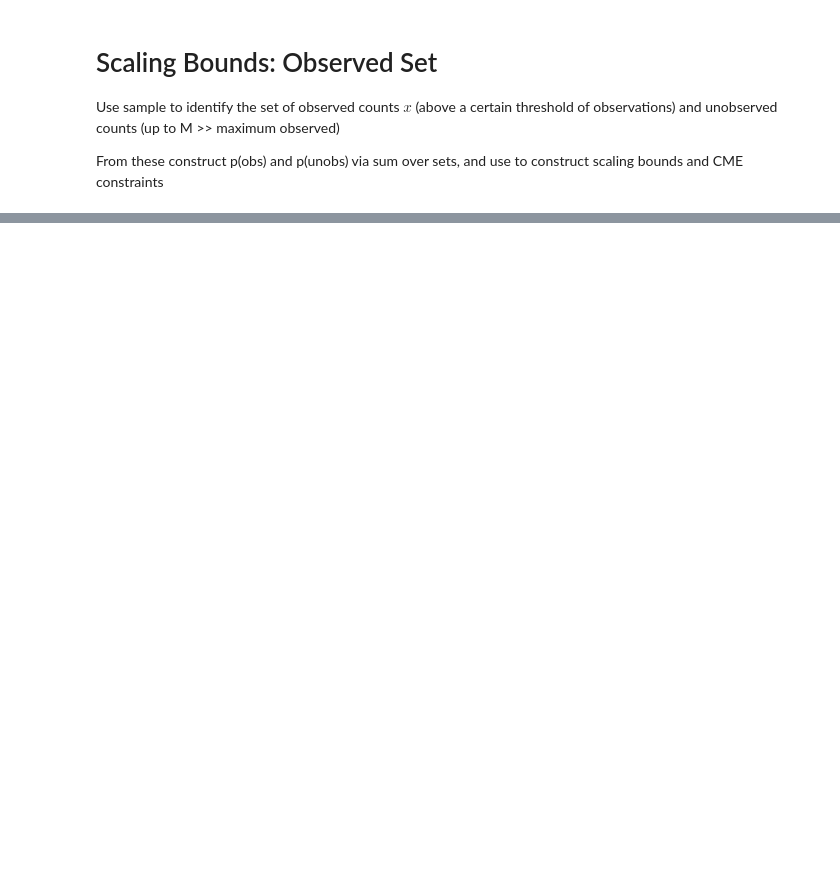
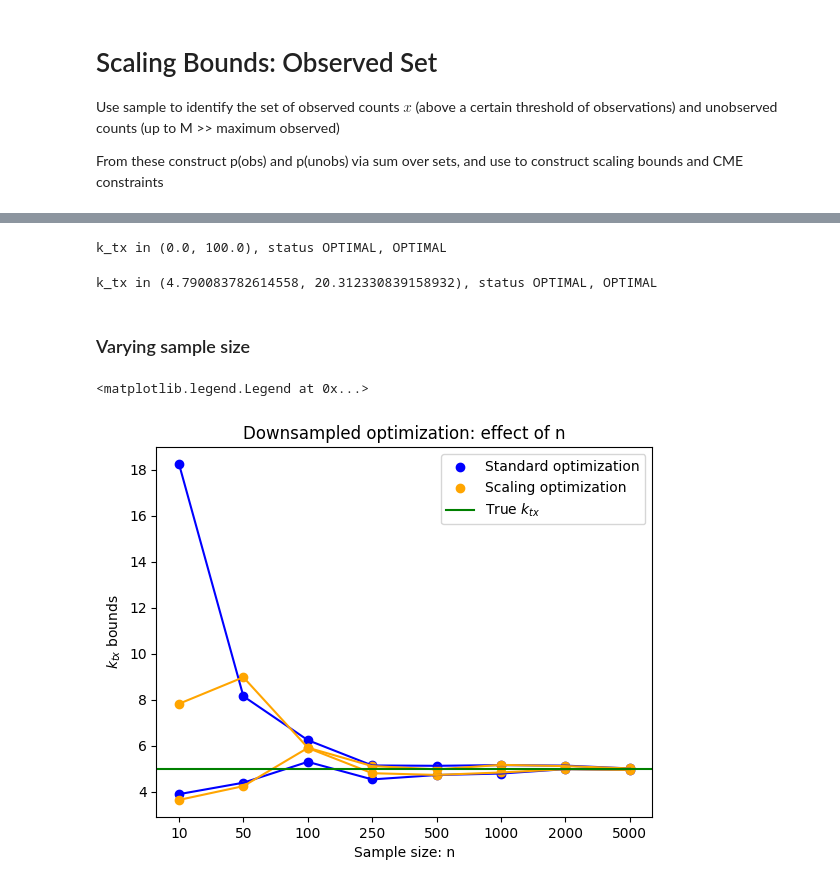
Before and after one commit to willjgh/M5R, a Jupyter notebook: Interaction/Bootstrap-Experiments/observed_set.ipynb, the cells around one changed output, grey strips where cells are left out. Saved outputs shown, nothing was run; the diff lists cells and outputs as text; code cells hidden in the pictures; blank space fills up the shorter version.

```diff
--- a/Interaction/Bootstrap-Experiments/observed_set.ipynb
+++ b/Interaction/Bootstrap-Experiments/observed_set.ipynb
@@ -507,0 +633,36 @@ p(unobs) = 0.0034593625997474398
+# %%
+# settings
+M = 30
+
+# optimize
+solution = optimize_downsampled_standard(
+    obs_states,
+    unobs_states,
+    M,
+    prob_intervals,
+    fm_intervals,
+    dist_opt= False,
+    time_limit=300,
+)
+# %% [output]
+k_tx in (0.0, 100.0), status OPTIMAL, OPTIMAL
+# %%
+# settings
+M = 30
+UB = 0.5
+
+# optimize
+solution = optimize_downsampled_scaling(
+    obs_states,
+    unobs_states,
+    M,
+    prob_intervals,
+    fm_intervals,
+    dist_opt= False,
+    time_limit=300,
+    UB = UB
+)
+# %% [output]
+k_tx in (4.790083782614558, 20.312330839158932), status OPTIMAL, OPTIMAL
+# %% [markdown]
+### Varying sample size
@@ -507,0 +728,25 @@ p(unobs) = 0.0034593625997474398
+# %%
+x_list = [i for i, _ in enumerate(n_list)]
+
+# standard
+plt.scatter(x_list, bounds_standard[0, :], color="blue", label="Standard optimization")
+plt.scatter(x_list, bounds_standard[1, :], color="blue")
+plt.plot(x_list, bounds_standard[0, :], color="blue")
+plt.plot(x_list, bounds_standard[1, :], color="blue")
+
+# scaling
+plt.scatter(x_list, bounds_scaling[0, :], color="orange", label="Scaling optimization")
+plt.scatter(x_list, bounds_scaling[1, :], color="orange")
+plt.plot(x_list, bounds_scaling[0, :], color="orange")
+plt.plot(x_list, bounds_scaling[1, :], color="orange")
+
+# plot
+plt.xticks(x_list, n_list)
+plt.axhline(k, color="green", label=r"True $k_{tx}$")
+plt.xlabel("Sample size: n")
+plt.ylabel(r"$k_{tx}$ bounds")
+plt.title("Downsampled optimization: effect of n")
+plt.legend()
+# %% [output]
+<matplotlib.legend.Legend at 0x...>
+[figure, added]
```
Also changed, not shown: parts of 32 cells of this notebook.
